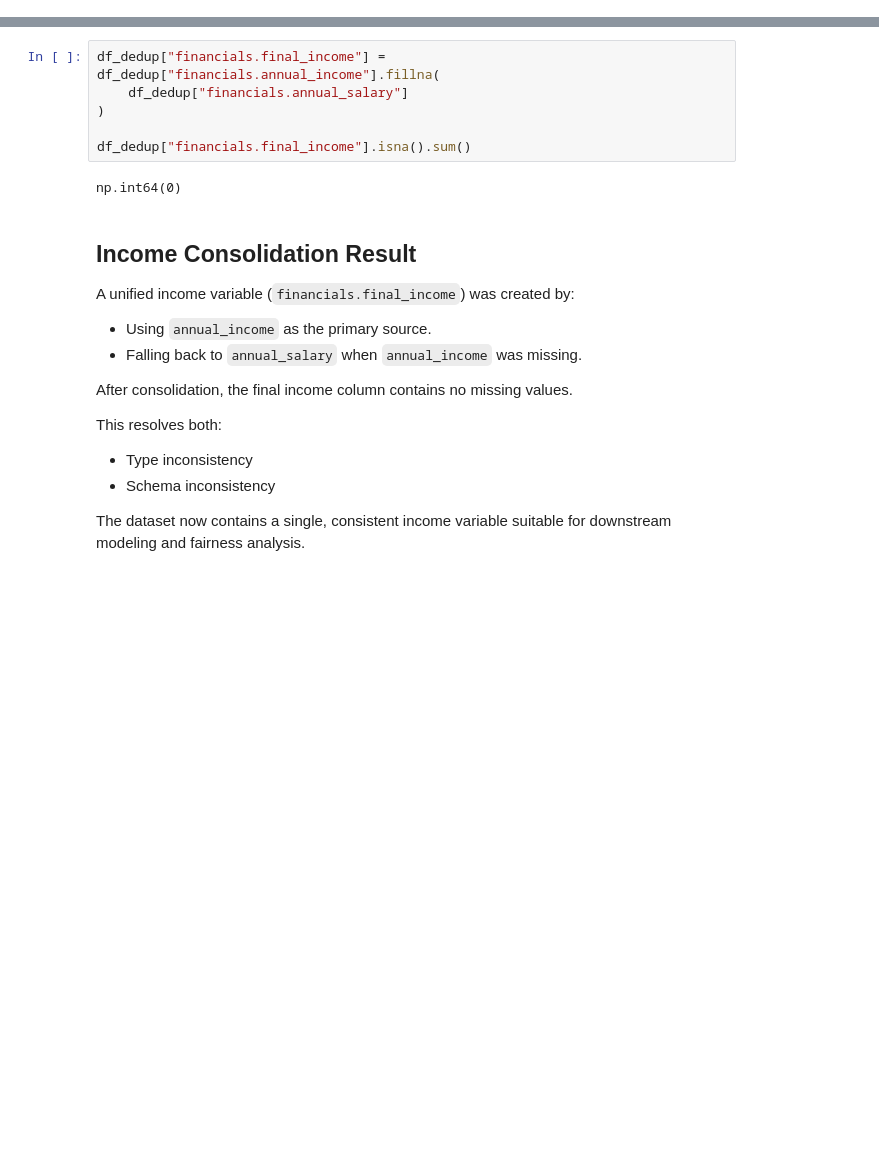
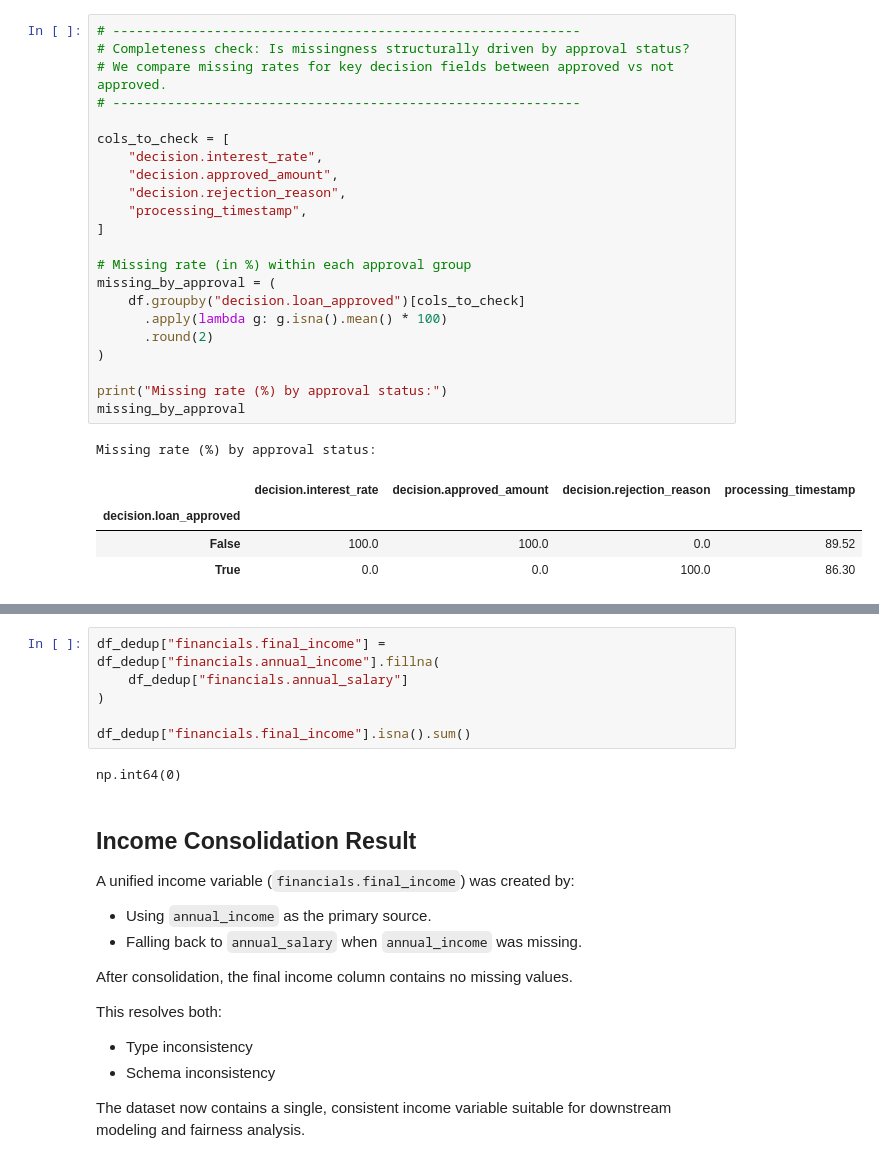
Before and after one commit to lauraaandrada/dego-project-team2, a Jupyter notebook: notebooks/01-Data-Quality.ipynb, the cells around one changed output, grey strips where cells are left out. Saved outputs shown, nothing was run; the diff lists cells and outputs as text; blank space fills up the shorter version.

```diff
--- a/notebooks/01-Data-Quality.ipynb
+++ b/notebooks/01-Data-Quality.ipynb
@@ -291,0 +248,28 @@ using `annual_salary` as a fallback when `annual_income` is missing.
+# %%
+# ------------------------------------------------------------
+# Completeness check: Is missingness structurally driven by approval status?
+# We compare missing rates for key decision fields between approved vs not approved.
+# ------------------------------------------------------------
+
+cols_to_check = [
+    "decision.interest_rate",
+    "decision.approved_amount",
+    "decision.rejection_reason",
+    "processing_timestamp",
+]
+
+# Missing rate (in %) within each approval group
+missing_by_approval = (
+    df.groupby("decision.loan_approved")[cols_to_check]
+      .apply(lambda g: g.isna().mean() * 100)
+      .round(2)
+)
+
+print("Missing rate (%) by approval status:")
+missing_by_approval
+# %% [output]
+Missing rate (%) by approval status:
+|  | decision.interest_rate | decision.approved_amount | decision.rejection_reason | processing_timestamp |
+| decision.loan_approved |  |  |  |  |
+| False | 100.0 | 100.0 | 0.0 | 89.52 |
+| True | 0.0 | 0.0 | 100.0 | 86.30 |
```
Also changed, not shown: parts of 42 cells of this notebook.
